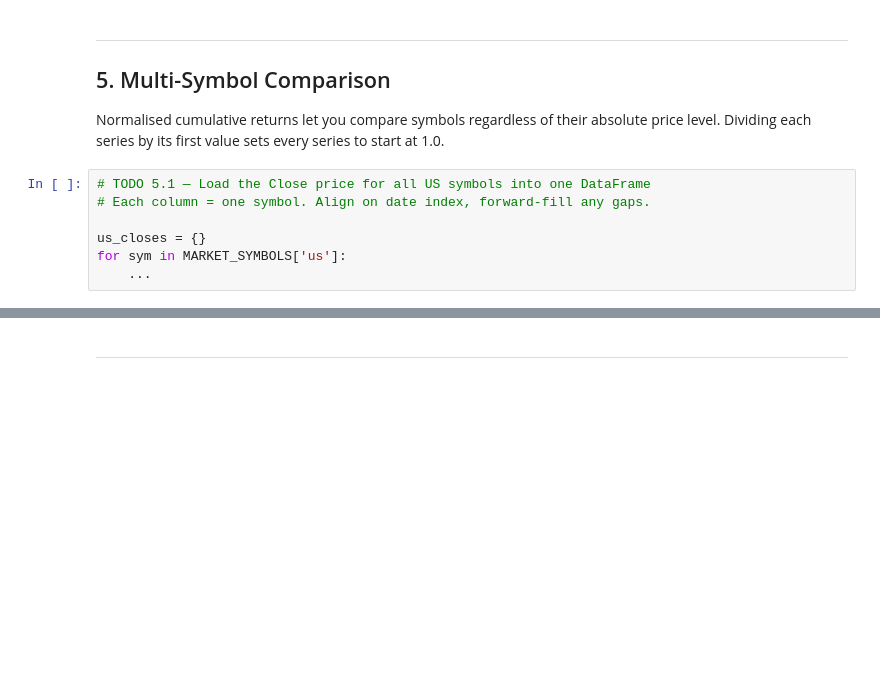
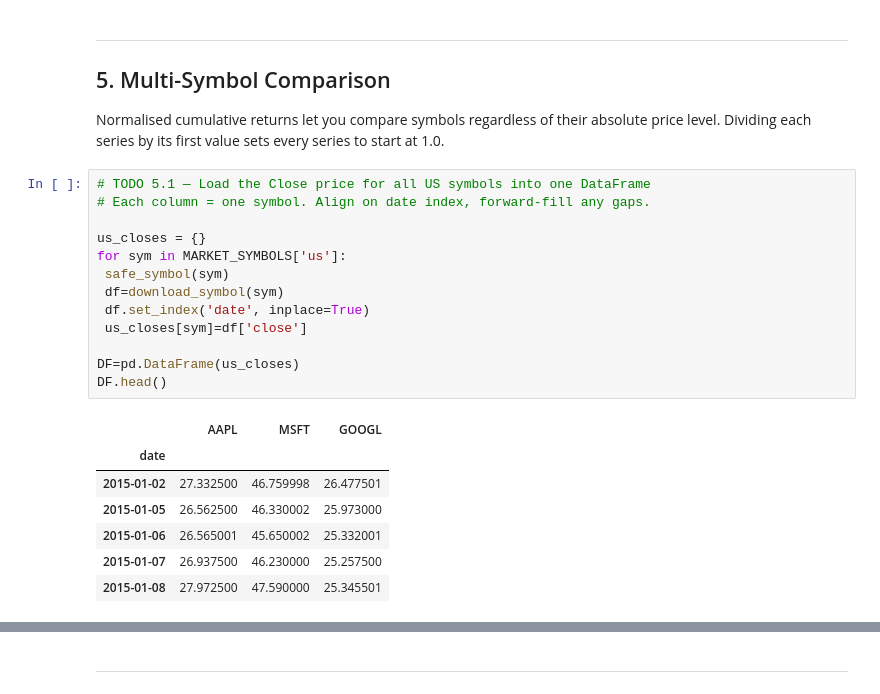
Before and after one commit to vaibhavmalve/SOC-Stock-Trading-With-LSTM-And-RL, a Jupyter notebook: Week2/data_loading.ipynb, the cells around one changed output, grey strips where cells are left out. Cells and saved outputs as stored; diff of their text form; blank space fills up the shorter version.

```diff
--- a/Week2/data_loading.ipynb
+++ b/Week2/data_loading.ipynb
@@ -284,9 +291,23 @@ Normalised cumulative returns let you compare symbols regardless of their absolu
 # %%
 # TODO 5.1 — Load the Close price for all US symbols into one DataFrame
 # Each column = one symbol. Align on date index, forward-fill any gaps.
 
 us_closes = {}
 for sym in MARKET_SYMBOLS['us']:
-    ...
+ safe_symbol(sym)
+ df=download_symbol(sym)
+ df.set_index('date', inplace=True)
+ us_closes[sym]=df['close']
+
+DF=pd.DataFrame(us_closes)
+DF.head()
+# %% [output]
+|  | AAPL | MSFT | GOOGL |
+| date |  |  |  |
+| 2015-01-02 | 27.332500 | 46.759998 | 26.477501 |
+| 2015-01-05 | 26.562500 | 46.330002 | 25.973000 |
+| 2015-01-06 | 26.565001 | 45.650002 | 25.332001 |
+| 2015-01-07 | 26.937500 | 46.230000 | 25.257500 |
+| 2015-01-08 | 27.972500 | 47.590000 | 25.345501 |
 # %%
 # TODO 5.2 — Normalise so each series starts at 1.0, then plot all on one chart
```
Also changed, not shown: parts of 5 cells of this notebook.
